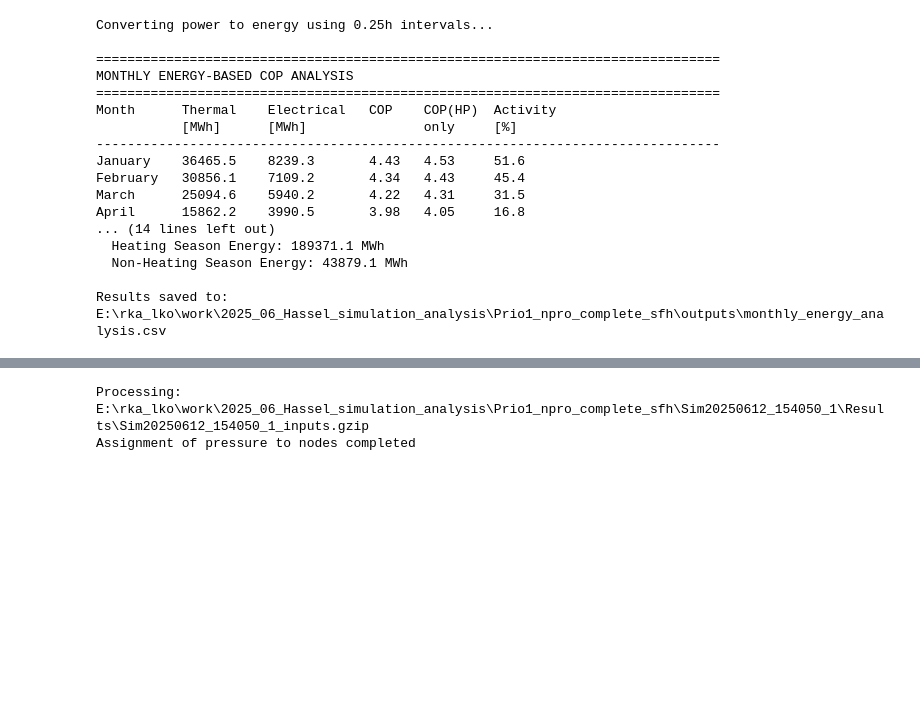
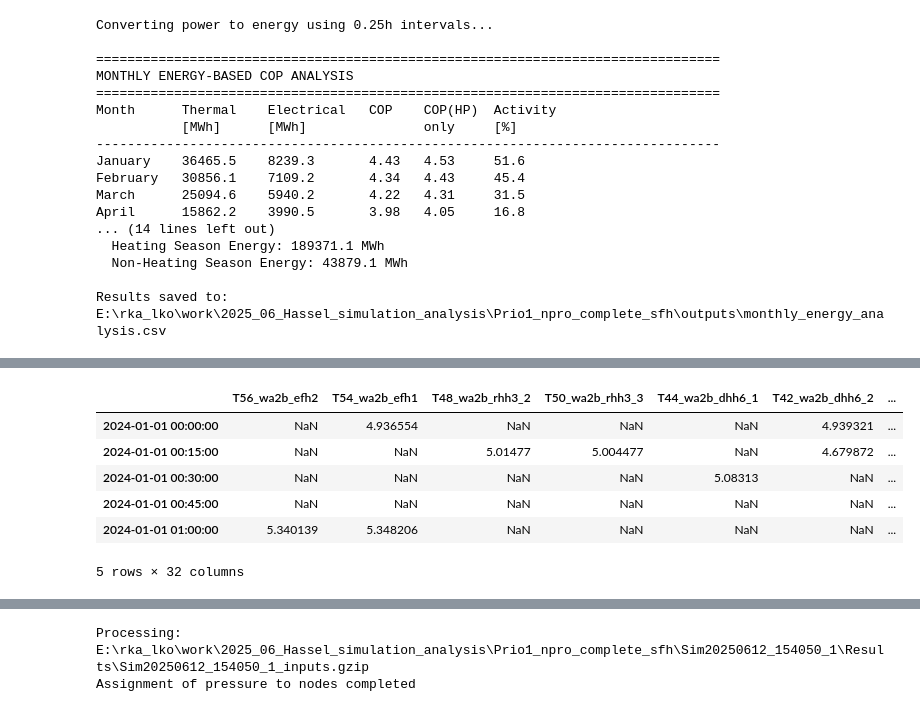
Before and after one commit to pfannkuch3n/DHN-performance-toolkit, a Jupyter notebook: analysis.ipynb, the cells around one changed output, grey strips where cells are left out. Cells and saved outputs as stored; diff of their text form; code cells hidden in the pictures; blank space fills up the shorter version.

Commit message:
Restructured heat pump plots

```diff
--- a/analysis.ipynb
+++ b/analysis.ipynb
@@ -156,3 +155,12 @@ April      15862.2    3990.5       3.98   4.05     16.8
   Non-Heating Season Energy: 43879.1 MWh
 
 Results saved to: E:\rka_lko\work\2025_06_Hassel_simulation_analysis\Prio1_npro_complete_sfh\outputs\monthly_energy_analysis.csv
+# %%
+df_cop, stats = calculate_heat_pump_cop(
+    df_thermal_output=df_thermal,
+    df_hp_electrical=df_hp_power,
+    df_pump_electrical=df_pump_power,
+    include_pump_power=True,
+    min_power_threshold=0.1,
+    logger=None
+)
@@ -158,0 +179,10 @@ Results saved to: E:\rka_lko\work\2025_06_Hassel_simulation_analysis\Prio1_npro_
+# %%
+df_cop.head()
+# %% [output]
+|  | T56_wa2b_efh2 | T54_wa2b_efh1 | T48_wa2b_rhh3_2 | T50_wa2b_rhh3_3 | T44_wa2b_dhh6_1 | T42_wa2b_dhh6_2 | ... |
+| 2024-01-01 00:00:00 | NaN | 4.936554 | NaN | NaN | NaN | 4.939321 | ... |
+| 2024-01-01 00:15:00 | NaN | NaN | 5.01477 | 5.004477 | NaN | 4.679872 | ... |
+| 2024-01-01 00:30:00 | NaN | NaN | NaN | NaN | 5.08313 | NaN | ... |
+| 2024-01-01 00:45:00 | NaN | NaN | NaN | NaN | NaN | NaN | ... |
+| 2024-01-01 01:00:00 | 5.340139 | 5.348206 | NaN | NaN | NaN | NaN | ... |
+5 rows × 32 columns
```
Also changed, not shown: parts of 15 cells of this notebook, 3 other files.
